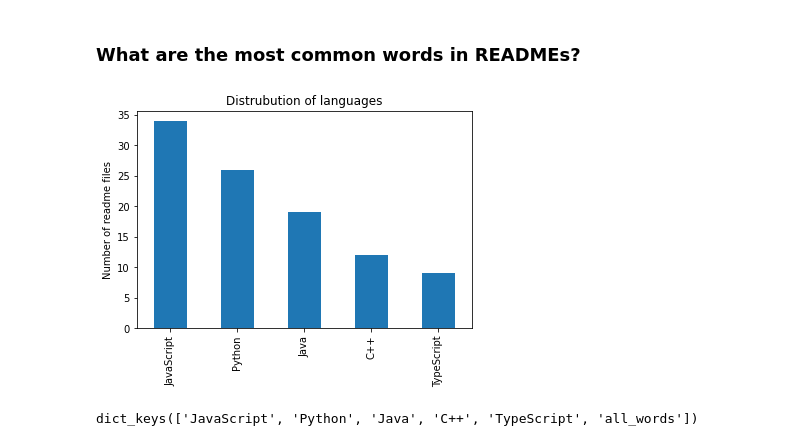
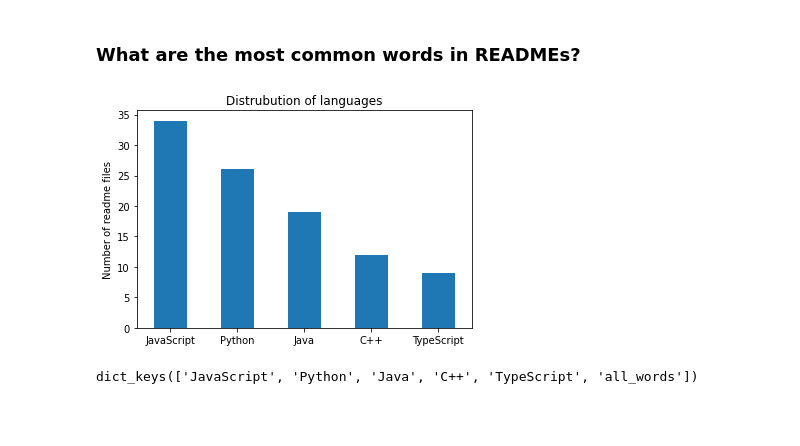
Before and after one commit to mariam-and-cindy/predicting-programming-languages, a Jupyter notebook: final_report_nlp.ipynb, the cells around one changed output. Drawn from its saved outputs; the diff is of its cells as text; code cells hidden in the pictures; blank space fills up the shorter version.

```diff
--- a/final_report_nlp.ipynb
+++ b/final_report_nlp.ipynb
@@ -178,12 +178,12 @@ lang_vc = train.language.value_counts()
 # %%
 # visualize language value counts
 lang_vc.plot(kind='bar')
 plt.title('Distrubution of languages')
 plt.ylabel('Number of readme files')
-plt.xticks(rotation=90)
+plt.xticks(rotation=360)
 plt.show()
 # %% [output]
-[figure, old version]
+[figure, new version]
 # %%
 # change value counts to list of languages
 list_lang = list(train.language.value_counts().index)
```
Also changed, not shown: parts of 1 cell of this notebook.
